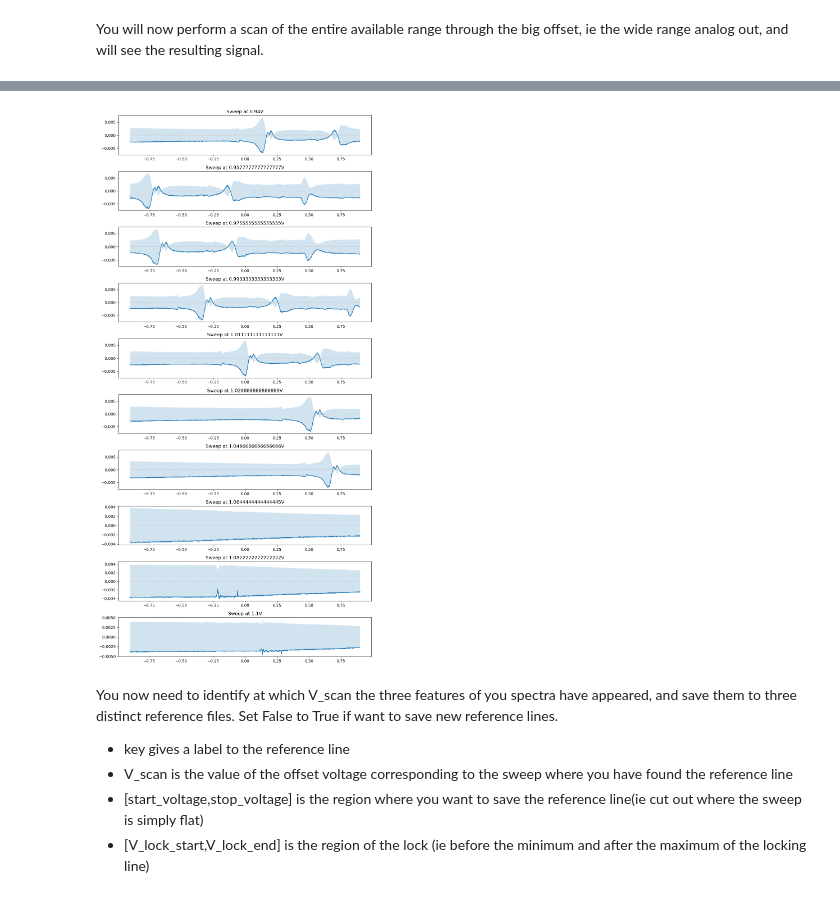
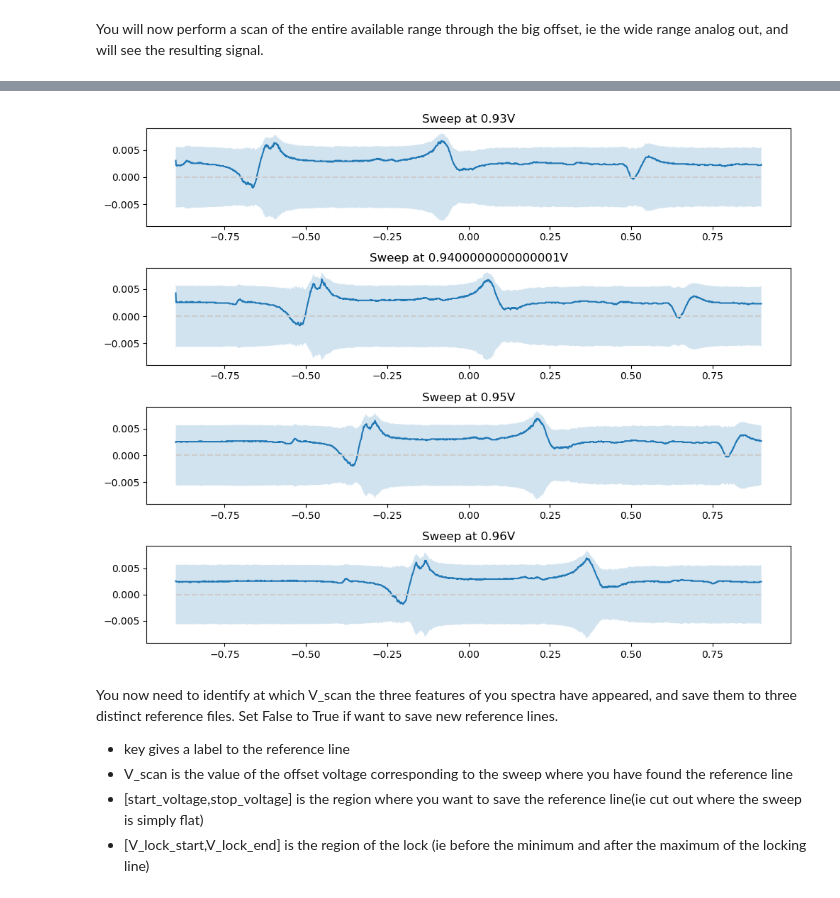
Before and after one commit to jack00look/RP_Spectroscopy, a Jupyter notebook: Notebook_Serafini.ipynb, the cells around one changed output, grey strips where cells are left out. Saved outputs shown, nothing was run; the diff lists cells and outputs as text; code cells hidden in the pictures.

```diff
--- a/Notebook_Serafini.ipynb
+++ b/Notebook_Serafini.ipynb
@@ -34,5 +57,5 @@ RP_controller = LaserLockController(RP_interface)
 You will now perform a scan of the entire available range through the big offset, ie the wide range analog out, and will see the resulting signal.
 # %%
 RP_controller.hardware_interface.unset_debug_mode()
-RP_controller.scan_lines(start_voltage= 0.94, stop_voltage= 1.1, num_points= 10)
+RP_controller.scan_lines(start_voltage= 0.93, stop_voltage= 0.96, num_points= 4)
 # %% [output]
@@ -42,4 +65,4 @@ Scanning at voltage 1.100V (10/10) [##########] (14.26s) Done!
-[figure, old version]
+[figure, new version]
 # %% [markdown]
 You now need to identify at which V_scan the three features of you spectra have appeared, and save them to three distinct reference files.
 Set False to True if want to save new reference lines.
```
Also changed, not shown: parts of 6 cells of this notebook, 9 other files.
